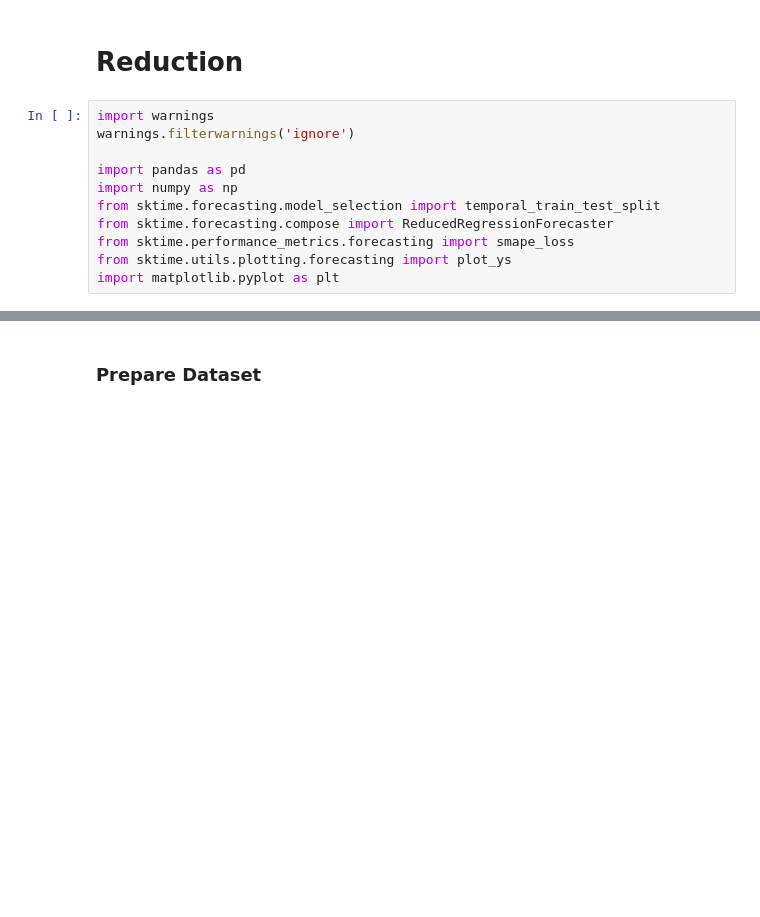
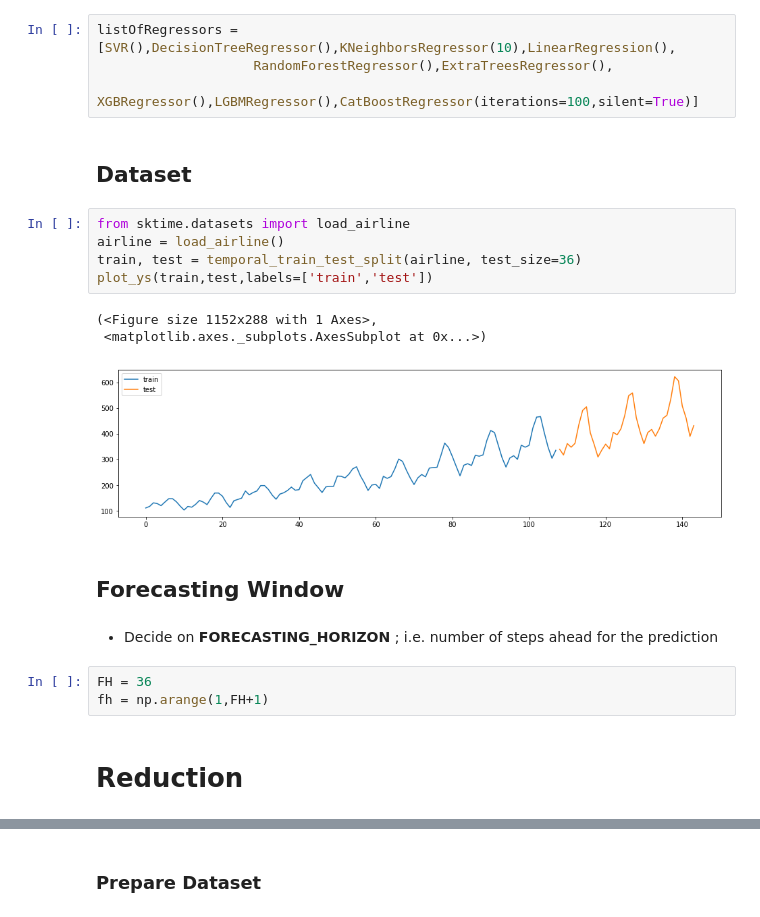
Before and after one commit to Takfes/time-series-python, a Jupyter notebook: sktime - Univariate Forecasting - Reducing & Regression.ipynb, the cells around one changed output, grey strips where cells are left out. Drawn from its saved outputs; the diff is of its cells as text; blank space fills up the shorter version.

```diff
--- a/sktime - Univariate Forecasting - Reducing & Regression.ipynb
+++ b/sktime - Univariate Forecasting - Reducing & Regression.ipynb
@@ -1,13 +25,24 @@
+# %%
+listOfRegressors = [SVR(),DecisionTreeRegressor(),KNeighborsRegressor(10),LinearRegression(),
+                    RandomForestRegressor(),ExtraTreesRegressor(),
+                    XGBRegressor(),LGBMRegressor(),CatBoostRegressor(iterations=100,silent=True)]
+# %% [markdown]
+## Dataset
+# %%
+from sktime.datasets import load_airline
+airline = load_airline()
+train, test = temporal_train_test_split(airline, test_size=36)
+plot_ys(train,test,labels=['train','test'])
+# %% [output]
+(<Figure size 1152x288 with 1 Axes>,
+ <matplotlib.axes._subplots.AxesSubplot at 0x...>)
+[figure, added]
+# %% [markdown]
+## Forecasting Window
+# %% [markdown]
+* Decide on __FORECASTING_HORIZON__ ; i.e. number of steps ahead for the prediction
+# %%
+FH = 36
+fh = np.arange(1,FH+1)
 # %% [markdown]
 # Reduction
-# %%
-import warnings
-warnings.filterwarnings('ignore')
-
-import pandas as pd
-import numpy as np
-from sktime.forecasting.model_selection import temporal_train_test_split
-from sktime.forecasting.compose import ReducedRegressionForecaster
-from sktime.performance_metrics.forecasting import smape_loss
-from sktime.utils.plotting.forecasting import plot_ys
-import matplotlib.pyplot as plt
```
Also changed, not shown: parts of 59 cells of this notebook, 3 other files.
